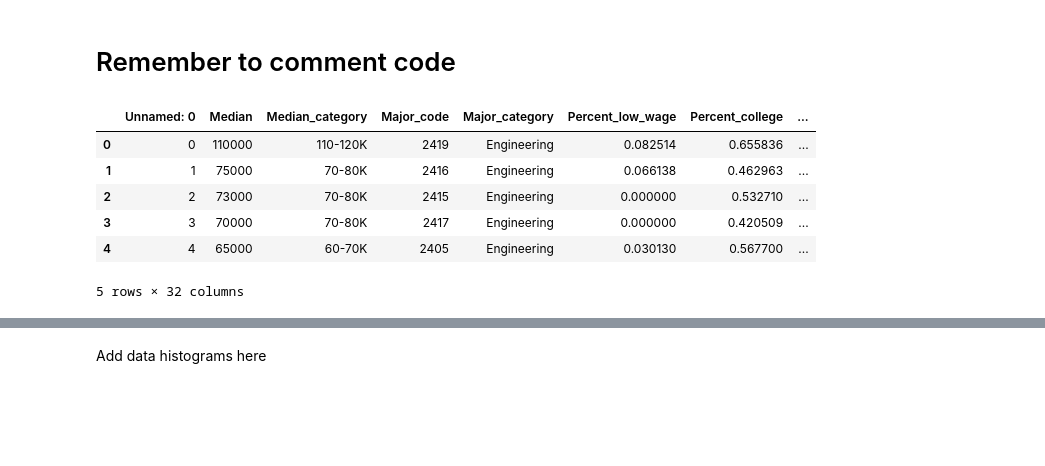
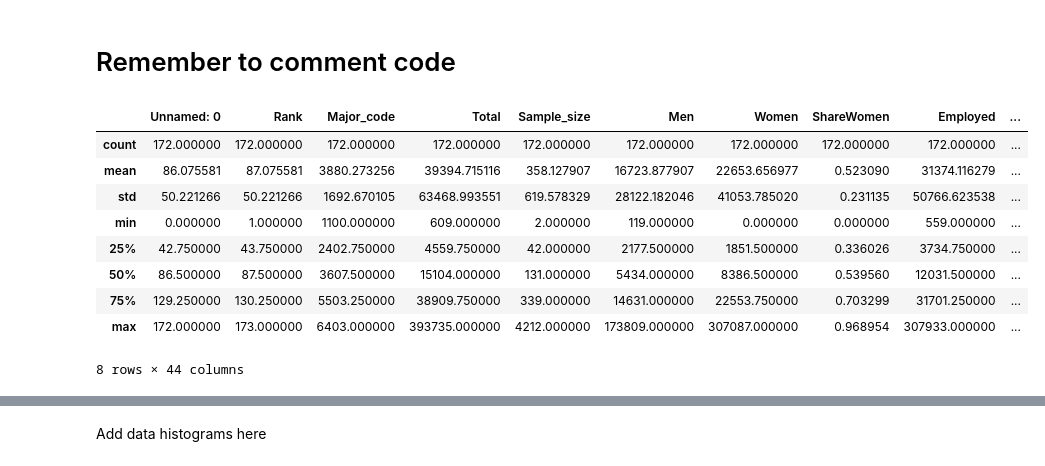
Before and after one commit to siennawishart/MSCI-446-Project, a Jupyter notebook: Supervised Learning/Decision Trees.ipynb, the cells around one changed output, grey strips where cells are left out. Saved outputs shown, nothing was run; the diff lists cells and outputs as text; code cells hidden in the pictures; blank space fills up the shorter version.

```diff
--- a/Supervised Learning/Decision Trees.ipynb
+++ b/Supervised Learning/Decision Trees.ipynb
@@ -14,13 +15,24 @@ import seaborn as sns
 
 %matplotlib inline
 # %%
-data = pd.read_csv('../Data/Data Cleaning and Feature Eng/SL-recent-grads.csv')
+# data = pd.read_csv('../Data/Data Cleaning and Feature Eng/SL-recent-grads.csv')
+# data.head()
+
+# read in data
+data = pd.read_csv('../Data/Data Cleaning and Feature Eng/recent-grads-new-features.csv')
 data.head()
+
+le = LabelEncoder()
+data["Major_category_coded"] = le.fit_transform(data["Major_category"])
+data.describe()
 # %% [output]
-|  | Unnamed: 0 | Median | Median_category | Major_code | Major_category | Percent_low_wage | Percent_college | ... |
-| 0 | 0 | 110000 | 110-120K | 2419 | Engineering | 0.082514 | 0.655836 | ... |
-| 1 | 1 | 75000 | 70-80K | 2416 | Engineering | 0.066138 | 0.462963 | ... |
-| 2 | 2 | 73000 | 70-80K | 2415 | Engineering | 0.000000 | 0.532710 | ... |
-| 3 | 3 | 70000 | 70-80K | 2417 | Engineering | 0.000000 | 0.420509 | ... |
-| 4 | 4 | 65000 | 60-70K | 2405 | Engineering | 0.030130 | 0.567700 | ... |
+|  | Unnamed: 0 | Rank | Major_code | Total | Sample_size | Men | Women | ShareWomen | Employed | ... |
+| count | 172.000000 | 172.000000 | 172.000000 | 172.000000 | 172.000000 | 172.000000 | 172.000000 | 172.000000 | 172.000000 | ... |
+| mean | 86.075581 | 87.075581 | 3880.273256 | 39394.715116 | 358.127907 | 16723.877907 | 22653.656977 | 0.523090 | 31374.116279 | ... |
+| std | 50.221266 | 50.221266 | 1692.670105 | 63468.993551 | 619.578329 | 28122.182046 | 41053.785020 | 0.231135 | 50766.623538 | ... |
+| min | 0.000000 | 1.000000 | 1100.000000 | 609.000000 | 2.000000 | 119.000000 | 0.000000 | 0.000000 | 559.000000 | ... |
+| 25% | 42.750000 | 43.750000 | 2402.750000 | 4559.750000 | 42.000000 | 2177.500000 | 1851.500000 | 0.336026 | 3734.750000 | ... |
+| 50% | 86.500000 | 87.500000 | 3607.500000 | 15104.000000 | 131.000000 | 5434.000000 | 8386.500000 | 0.539560 | 12031.500000 | ... |
+| 75% | 129.250000 | 130.250000 | 5503.250000 | 38909.750000 | 339.000000 | 14631.000000 | 22553.750000 | 0.703299 | 31701.250000 | ... |
+| max | 172.000000 | 173.000000 | 6403.000000 | 393735.000000 | 4212.000000 | 173809.000000 | 307087.000000 | 0.968954 | 307933.000000 | ... |
-5 rows × 32 columns
+8 rows × 44 columns
```
Also changed, not shown: parts of 19 cells of this notebook, 1 other file.
